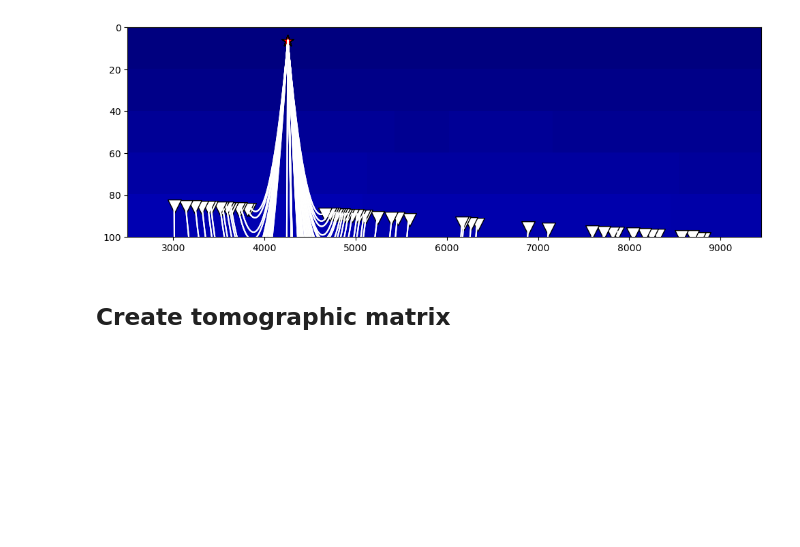
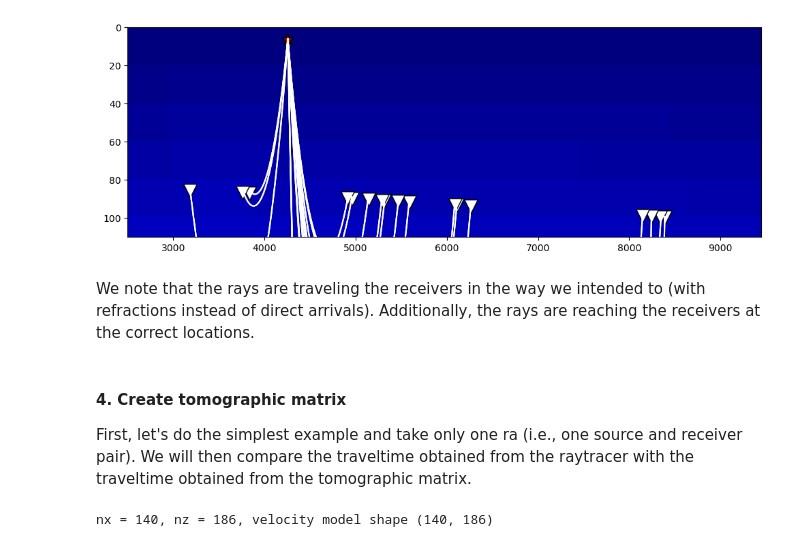
Before and after one commit to Amnah2020/RefrTomo, a Jupyter notebook: notebooks/Rayshooting_Volve.ipynb, the cells around one changed output. Saved outputs shown, nothing was run; the diff lists cells and outputs as text; code cells hidden in the pictures; blank space fills up the shorter version.

Commit message:
cleaned and commented first 2 ntbooks

```diff
--- a/notebooks/Rayshooting_Volve.ipynb
+++ b/notebooks/Rayshooting_Volve.ipynb
@@ -192,14 +198,7 @@ display_survey(survey)
 # %%
 # Lenght and steps of rays
-lmax = 6e5
-nl = 1000000
+lmax = 20000
+nl = 20000
 
 # Choose angles to shoot rays, considering the size of the vel. model
-thetas = np.hstack([np.arange(-70, -0.5, 0.1), np.arange(0.5, 70, 0.1)])
-
-# Find rays that arrive to the receivers
-initsurvey = survey_raytrace(survey, vel_init.T, xvel_local, z,\
-     lmax, nl, thetas, dzout=5., ray_rec_mindistance=10., debug=True)
-
-# Display rays
-display_survey_rays(initsurvey, vel_init.T, xvel_local, z, figsize=(12, 4))
+thetas = np.hstack([np.arange(-70, -0.2, 0.1), np.arange(0.2, 70, 0.1)])
@@ -208,0 +209,7 @@ survey_raytrace: 232 Source-receiver pairs in survey, 52 Source-receiver paired
+# %%
+# Find rays that arrive to the receivers
+initsurvey = survey_raytrace(survey, vel_init.T, xvel_local, z,\
+     lmax, nl, thetas, dzout=5., ray_rec_mindistance=5., debug=True)
+
+# Display rays
+display_survey_rays(initsurvey, vel_init.T, xvel_local, z, figsize=(12, 4))
@@ -209,9 +219,24 @@ survey_raytrace: 232 Source-receiver pairs in survey, 52 Source-receiver paired
 # %%
+# Show it more closely
 display_survey_rays(initsurvey, vel_init.T, xvel_local, z, figsize=(12, 4))
-plt.ylim(100, 0);
+plt.ylim(110, 0);
 # %% [output]
-[figure, old version]
+[figure, new version]
+# %% [markdown]
+We note that the rays are traveling the receivers in the way we intended to (with refractions instead of direct arrivals). Additionally, the rays are reaching the receivers at the correct locations.
 # %% [markdown]
-## Create tomographic matrix
+#### 4. Create tomographic matrix
+
+First, let's do the simplest example and take only one ra (i.e., one source and receiver pair). We will then compare the traveltime obtained from the raytracer with the traveltime obtained from the tomographic matrix.
+# %%
+# Obtain spacial parameters
+dx = int(np.mean(np.abs(np.diff(xvel_local))))
+dz = z[1] - z[0]
+nx = len(xvel_local);
+nz = len(z)
+
+print(f"nx = {nx}, nz = {nz}, velocity model shape ({vel_init.shape[0]}, {vel_init.shape[1]})")
+# %% [output]
+nx = 140, nz = 186, velocity model shape (140, 186)
 # %%
 # single ray
```
Also changed, not shown: parts of 29 cells of this notebook.
